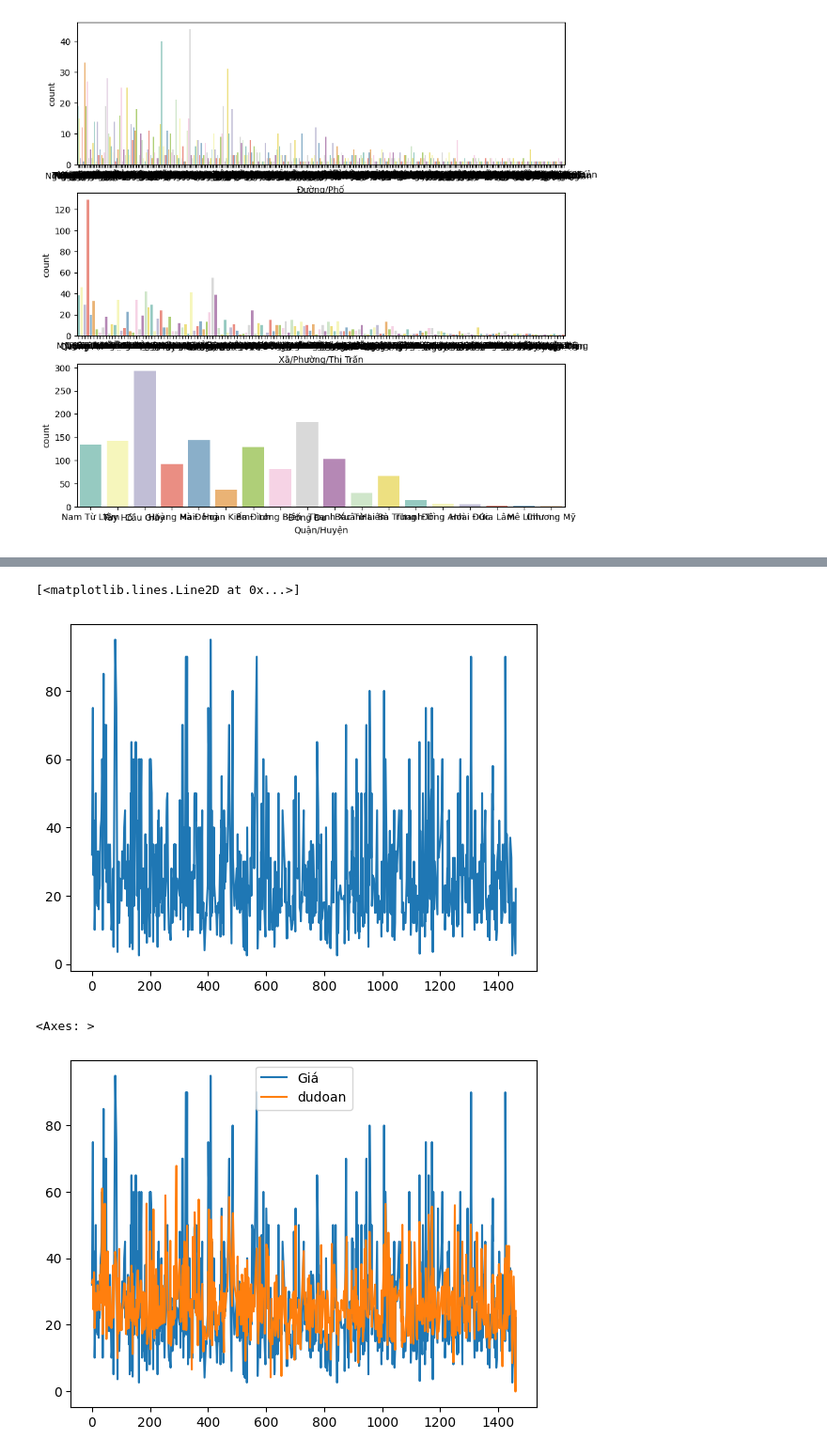
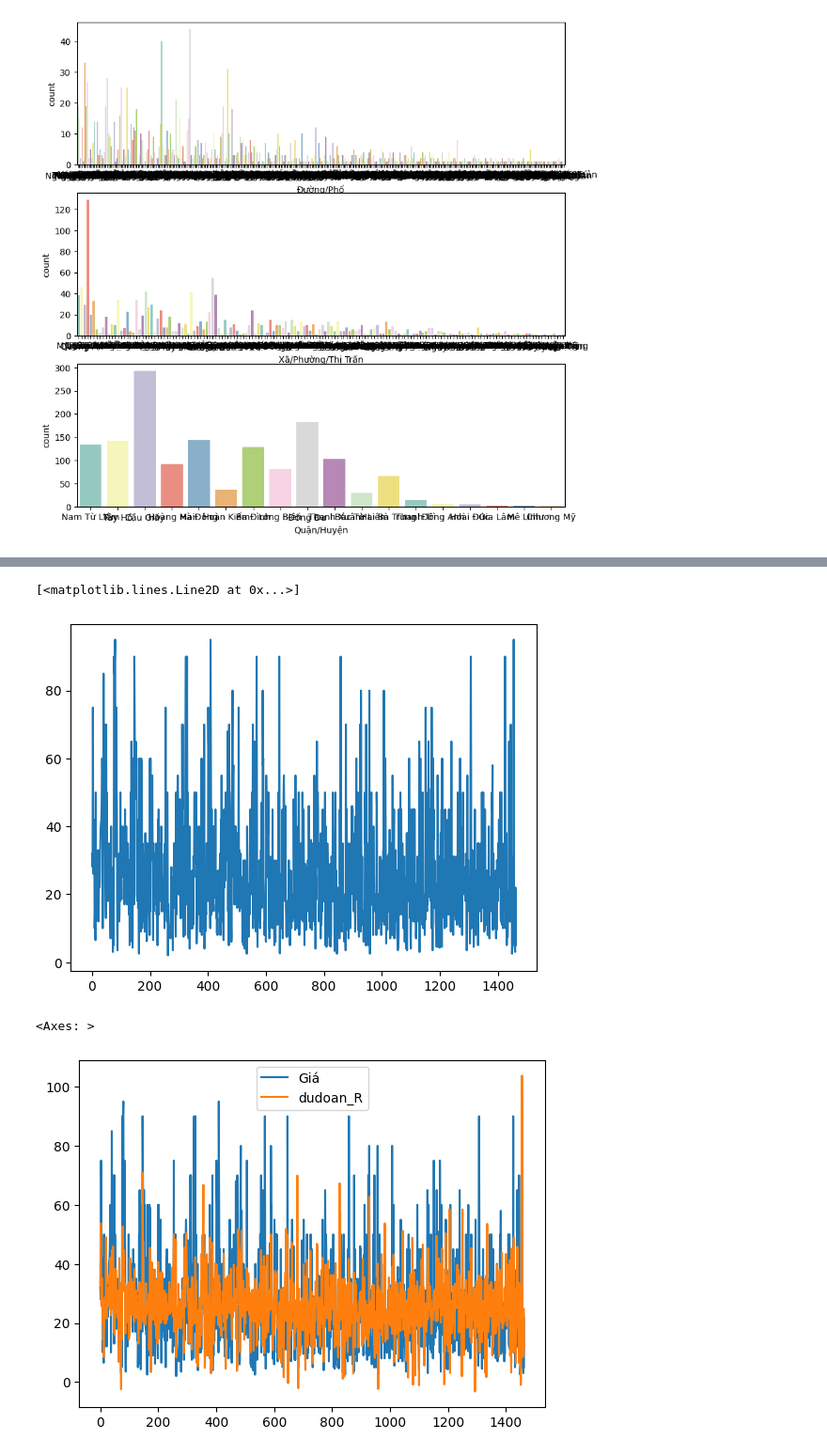
Before and after one commit to duckhhbg/KHDL, a Jupyter notebook: xldl.ipynb, the cells around one changed output, grey strips where cells are left out. Shown at 94% size. Drawn from its saved outputs; the diff is of its cells as text; code cells hidden in the pictures.

```diff
--- a/xldl.ipynb
+++ b/xldl.ipynb
@@ -124,8 +124,8 @@ def outliers(data_temp, k=3):
 # %%
 cont_features = np.array([i for i in data.columns.tolist() if data[i].dtype != 'object'])
 raws = []
-for i in cont_features:
-    raws += outliers(data[i])
-
+# for i in cont_features:
+#     raws += outliers(data[i])
+raws += outliers(data['Giá'])
 len(set(raws))
 # %% [output]
@@ -188,20 +195,23 @@ sns.heatmap(X.corr(), cmap='YlGnBu')
 plt.plot(data['Giá'])
 # %% [output]
 [<matplotlib.lines.Line2D at 0x...>]
-[figure, old version]
+[figure, new version]
 # %%
 from sklearn.linear_model import LinearRegression
+from sklearn.model_selection import train_test_split
 import pickle
 
+X_train, X_test, y_train, y_test = train_test_split(X, y, test_size=0.2, random_state=42)
+
 model = LinearRegression()
-model.fit(X,y)
+model.fit(X_train,y_train)
 
 filename = 'model.sav'
 pickle.dump(model, open(filename, 'wb'))
 
-data['dudoan']=model.predict(X)
-data[['Giá','dudoan']].plot()
+data['dudoan_R']=model.predict(X)
+data[['Giá','dudoan_R']].plot()
 # %% [output]
 <Axes: >
-[figure, old version]
+[figure, new version]
 # %%
```
Also changed, not shown: parts of 11 cells of this notebook, 2 other files.
